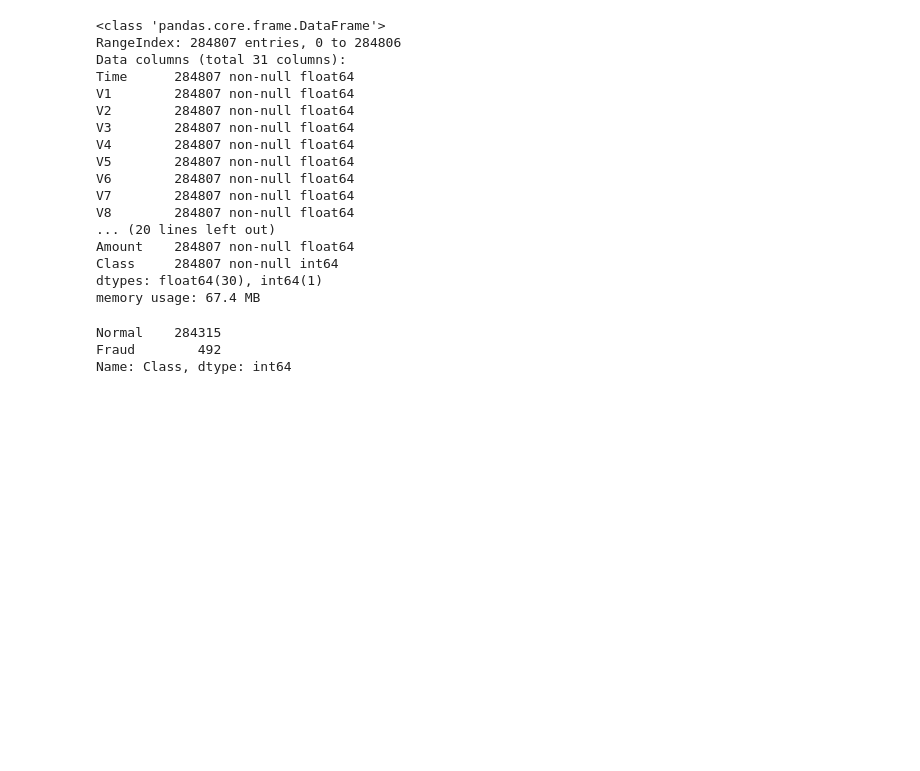
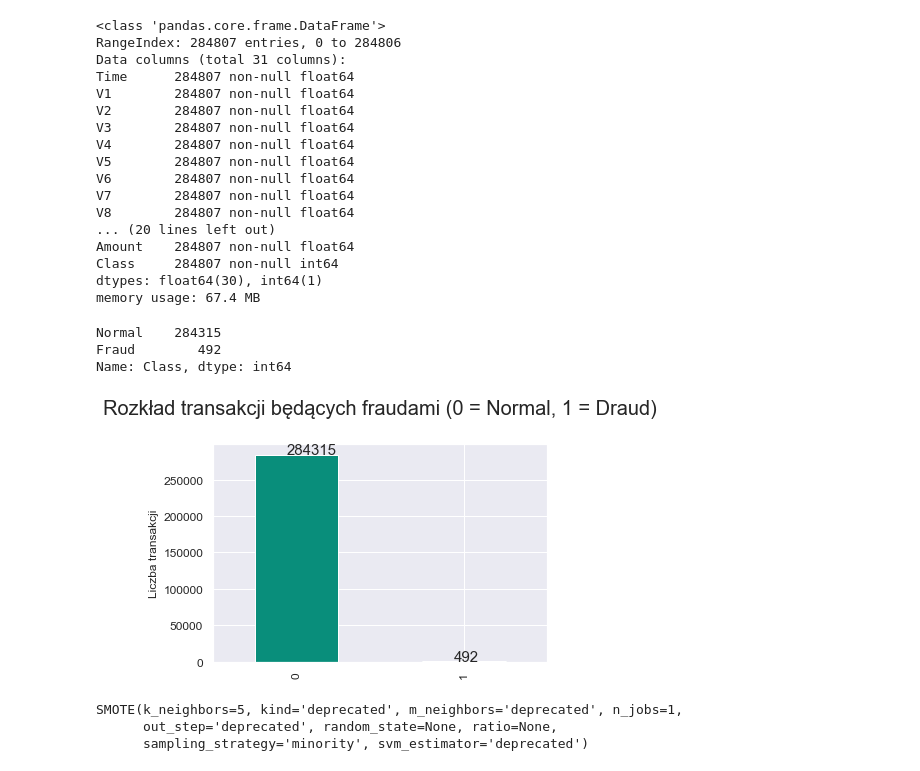
Before and after one commit to Bewelina/CC_FRAUD, a Jupyter notebook: Kod v1.ipynb, the cells around one changed output. Cells and saved outputs as stored; diff of their text form; code cells hidden in the pictures; blank space fills up the shorter version.

```diff
--- a/Kod v1.ipynb
+++ b/Kod v1.ipynb
@@ -13,4 +15,4 @@ print(imblearn.__version__)
 0.5.0
 # %%
 # IMPORT DANYCH
-dcc = pd.read_csv('C:/Users/eweli/Desktop/creditcard.csv')
+dcc = p.read_csv('C:/Users/eweli/Desktop/creditcard.csv')
@@ -86,0 +77,12 @@ Name: Class, dtype: int64
+# %%
+# ROZKŁAD ZMIENNEJ KLASYFIKUJĄCEJ WSKAZUJE NA ZBIÓR NIEZBILANSOWANY
+
+ax = dcc['Class'].value_counts().plot(kind='bar', figsize=(6, 4), fontsize=12, color='#098E7B')
+ax.set_title('Rozkład transakcji będących fraudami (0 = Normal, 1 = Draud)', size=20, pad=30)
+ax.set_ylabel('Liczba transakcji', fontsize=12)
+
+
+for i in ax.patches:
+    ax.text(i.get_x() + 0.19, i.get_height() + 700, str(round(i.get_height(), 2)), fontsize=15)
+# %% [output]
+[figure, added]
@@ -86,0 +96,6 @@ Name: Class, dtype: int64
+# %%
+print(smote)
+# %% [output]
+SMOTE(k_neighbors=5, kind='deprecated', m_neighbors='deprecated', n_jobs=1,
+      out_step='deprecated', random_state=None, ratio=None,
+      sampling_strategy='minority', svm_estimator='deprecated')
```
Also changed, not shown: parts of 7 cells of this notebook.
